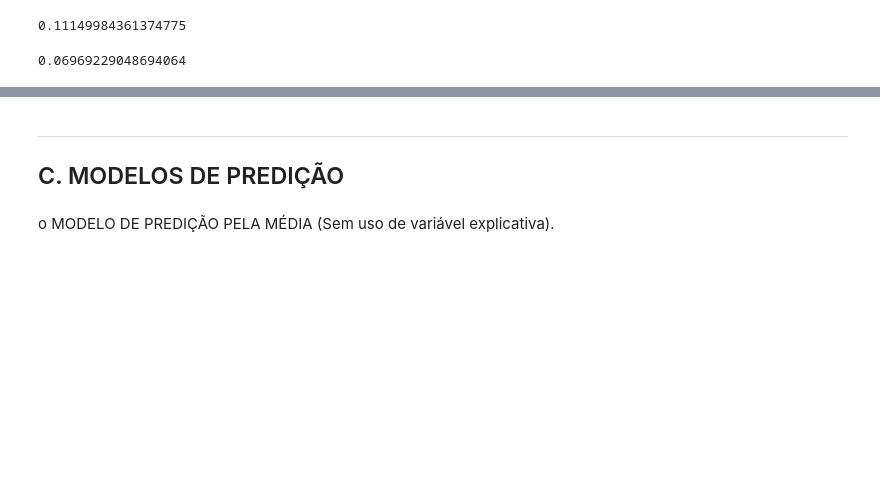
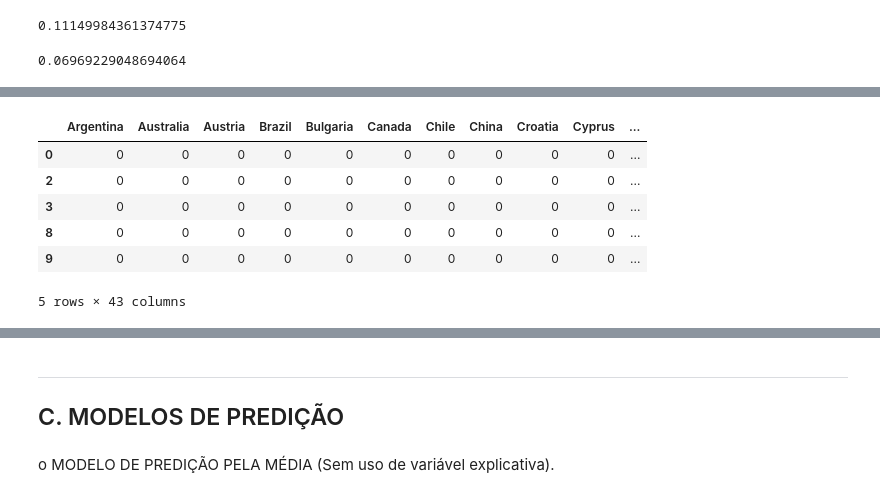
Before and after one commit to FidyBack/projeto_Cdata, a Jupyter notebook: Projeto 3 - Previsão de preço de Vinhos/Projeto3_grupo_6_vinhos.ipynb, the cells around one changed output, grey strips where cells are left out. Drawn from its saved outputs; the diff is of its cells as text; code cells hidden in the pictures; blank space fills up the shorter version.

```diff
--- a/Projeto 3 - Previsão de preço de Vinhos/Projeto3_grupo_6_vinhos.ipynb
+++ b/Projeto 3 - Previsão de preço de Vinhos/Projeto3_grupo_6_vinhos.ipynb
@@ -150,0 +173,11 @@ novo_x.Frequencia.corr(novo_x.points)
+# %%
+dummy2 = pd.get_dummies(novo_x['country'])
+dummy2.head()
+# %% [output]
+|  | Argentina | Australia | Austria | Brazil | Bulgaria | Canada | Chile | China | Croatia | Cyprus | ... |
+| 0 | 0 | 0 | 0 | 0 | 0 | 0 | 0 | 0 | 0 | 0 | ... |
+| 2 | 0 | 0 | 0 | 0 | 0 | 0 | 0 | 0 | 0 | 0 | ... |
+| 3 | 0 | 0 | 0 | 0 | 0 | 0 | 0 | 0 | 0 | 0 | ... |
+| 8 | 0 | 0 | 0 | 0 | 0 | 0 | 0 | 0 | 0 | 0 | ... |
+| 9 | 0 | 0 | 0 | 0 | 0 | 0 | 0 | 0 | 0 | 0 | ... |
+5 rows × 43 columns
```
Also changed, not shown: parts of 34 cells of this notebook.
